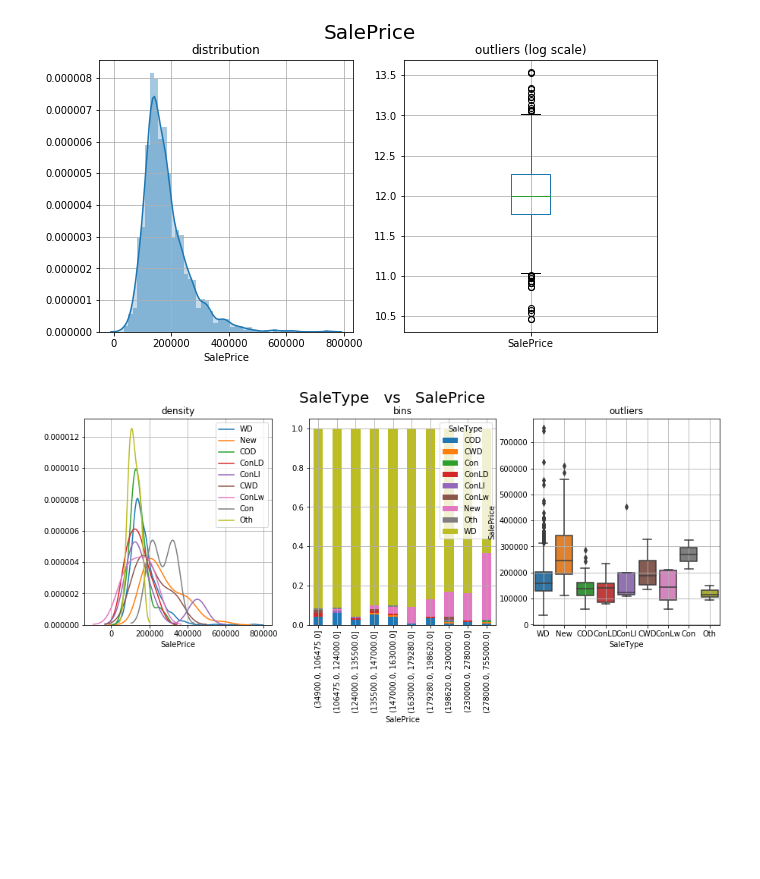
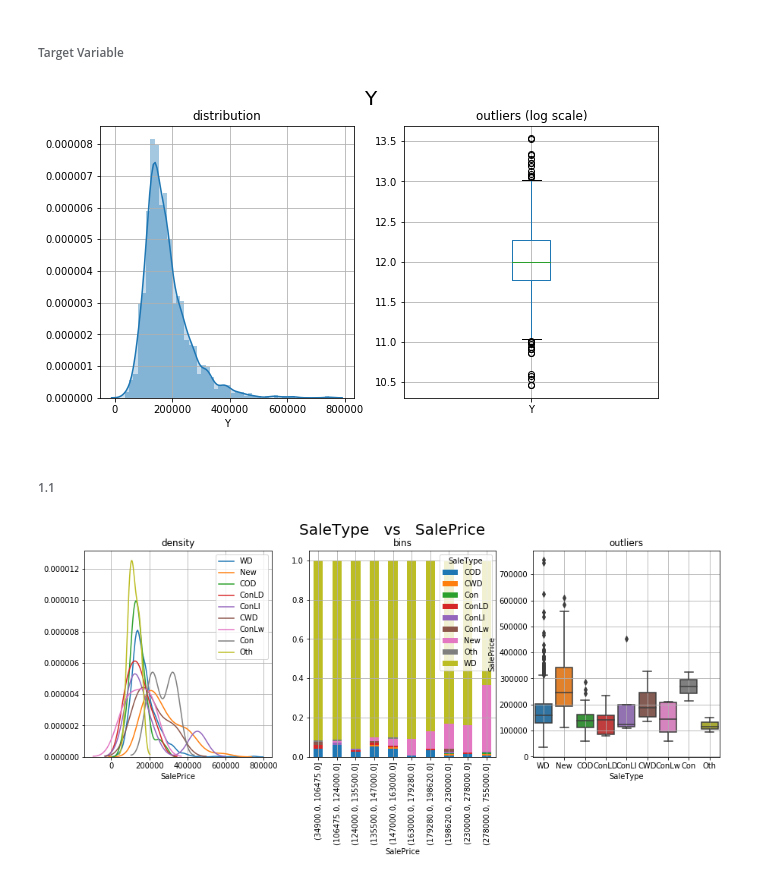
Before and after one commit to mdipietro09/DataScience_ArtificialIntelligence_Utils, a Jupyter notebook: machine_learning/regression_example.ipynb, the cells around one changed output. Cells and saved outputs as stored; diff of their text form; code cells hidden in the pictures; blank space fills up the shorter version.

```diff
--- a/machine_learning/regression_example.ipynb
+++ b/machine_learning/regression_example.ipynb
@@ -1,7 +5,8 @@
 # %%
 from ml_utils import *
 # %%
-dtf = pd.read_csv("train.csv")
+dtf = pd.read_csv("data_houses.csv")
+dtf = dtf[dtf.columns.tolist()[0:10]+dtf.columns.tolist()[-5:]]
 dtf.head()
 # %% [output]
 |  | Id | MSSubClass | MSZoning | LotFrontage | LotArea | Street | Alley | LotShape | LandContour | ... |
@@ -35,4 +51,8 @@ SalePrice --> Nas: 0 (0.0%)
+# %% [markdown]
+###### Target Variable
 # %%
-freqdist_plot(dtf, "SalePrice", box_logscale=True, figsize=(10,5))
+dtf = dtf.rename(columns={"SalePrice":"Y"})
+
+freqdist_plot(dtf, "Y", box_logscale=True, figsize=(10,5))
 # %% [output]
-[figure, old version]
+[figure, new version]
@@ -39,3 +61,5 @@ freqdist_plot(dtf, "SalePrice", box_logscale=True, figsize=(10,5))
+# %% [markdown]
+###### 1.1
 # %%
 bivariate_plot(dtf, x="SaleType", y="SalePrice", figsize=(15,5))
 # %% [output]
```
Also changed, not shown: parts of 8 cells of this notebook, 4 other files.
